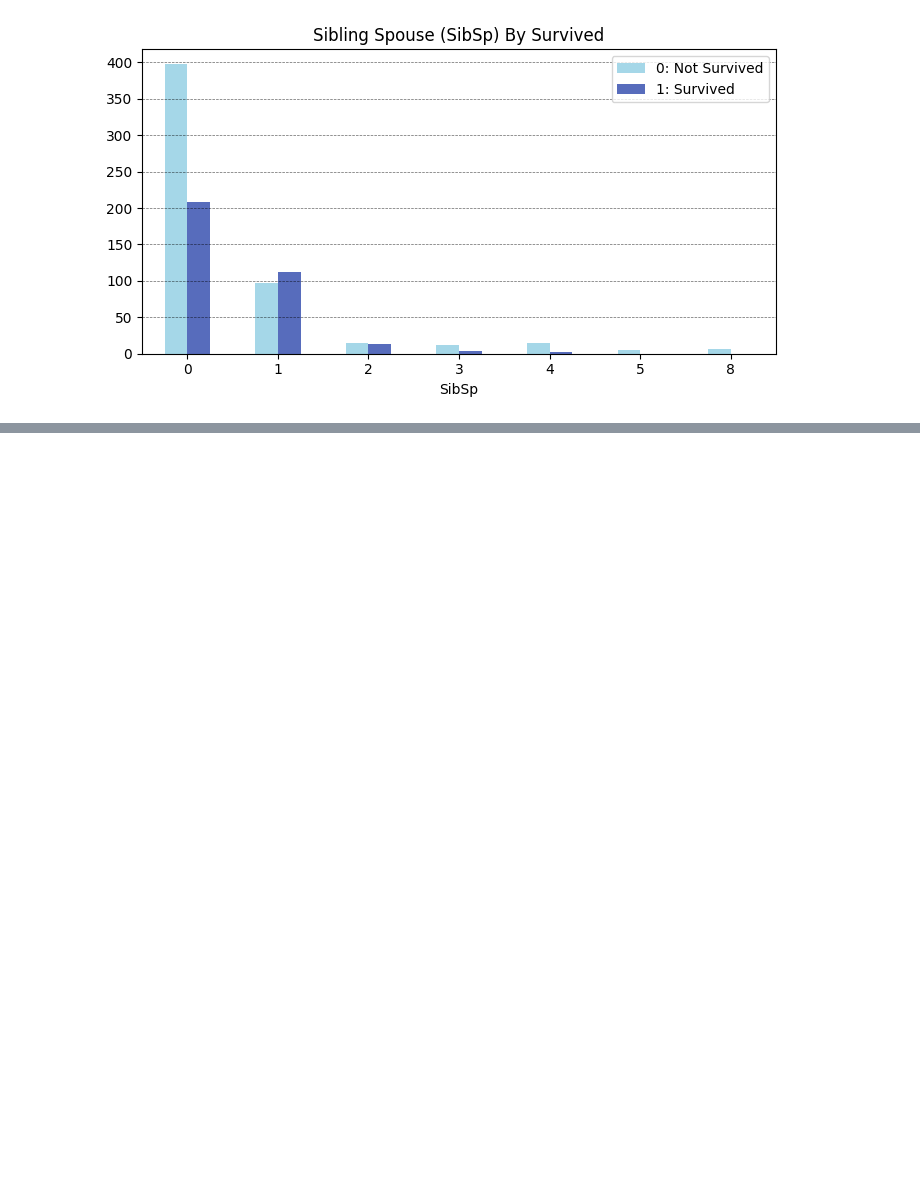
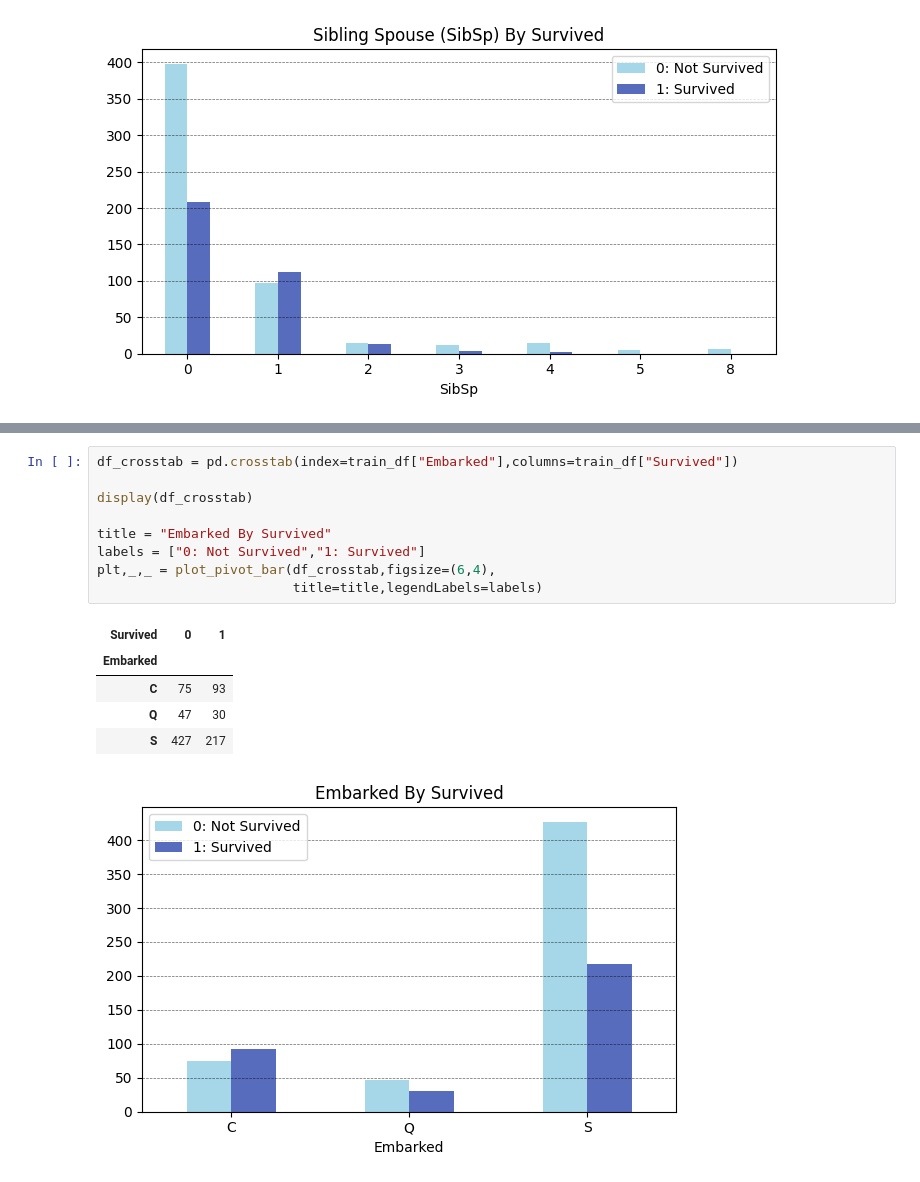
Before and after one commit to powernusa/titanic-eda, a Jupyter notebook: titanic_eda.ipynb, the cells around one changed output, grey strips where cells are left out. Drawn from its saved outputs; the diff is of its cells as text; blank space fills up the shorter version.

Commit message:
feat: 4D. Embarked and Survived

```diff
--- a/titanic_eda.ipynb
+++ b/titanic_eda.ipynb
@@ -296,0 +316,16 @@ plt,_,_ = plot_pivot_bar(df_crosstab,
+# %%
+df_crosstab = pd.crosstab(index=train_df["Embarked"],columns=train_df["Survived"])
+
+display(df_crosstab)
+
+title = "Embarked By Survived"
+labels = ["0: Not Survived","1: Survived"]
+plt,_,_ = plot_pivot_bar(df_crosstab,figsize=(6,4),
+                         title=title,legendLabels=labels)
+# %% [output]
+| Survived | 0 | 1 |
+| Embarked |  |  |
+| C | 75 | 93 |
+| Q | 47 | 30 |
+| S | 427 | 217 |
+[figure, added]
```
Also changed, not shown: parts of 2 cells of this notebook.
